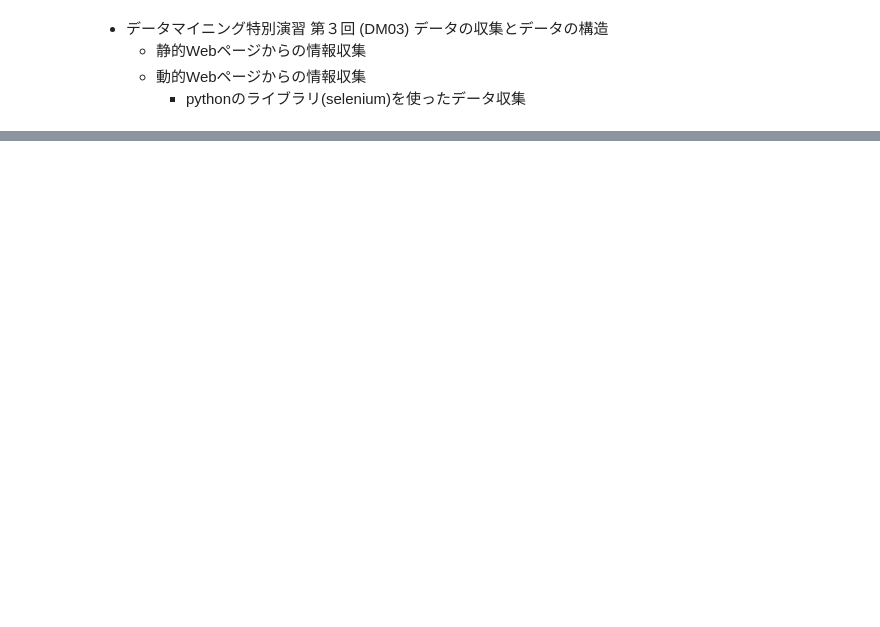
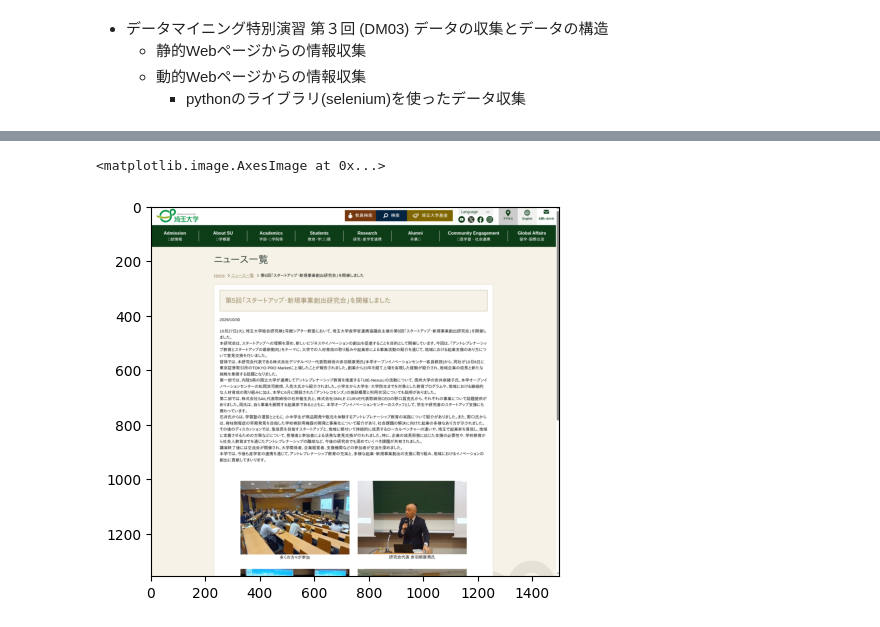
Before and after one commit to KHiraGit/sudspg_ds, a Jupyter notebook: dm03_selenium_colab_2.ipynb, the cells around one changed output, grey strips where cells are left out. Saved outputs shown, nothing was run; the diff lists cells and outputs as text; code cells hidden in the pictures; blank space fills up the shorter version.

```diff
--- a/dm03_selenium_colab_2.ipynb
+++ b/dm03_selenium_colab_2.ipynb
@@ -193,7 +241,7 @@ time.sleep(1) # 1秒スリープ
 # 3件目の記事をクリック
 driver.execute_script('window.scrollBy(0, 1300);')
 time.sleep(1) # 1秒スリープ
-topic = driver.find_element(By.CSS_SELECTOR, "#tab-panel1 > dl > div:nth-child(3) > dd > a")
+topic = driver.find_element(By.CSS_SELECTOR, "#tab-panel1 > article:nth-child(3) > a")
 topic.click()
 time.sleep(1) # 1秒スリープ
 
@@ -205,3 +253,4 @@ driver.quit()
 # 画像を読込み変数に格納し、表示
 image = plt.imread(image_file)
 plt.imshow(image)
+# %% [output]
@@ -208,3 +259,5 @@ plt.imshow(image)
+<matplotlib.image.AxesImage at 0x...>
+[figure, added]
 # %%
 ## 動作確認(4) 埼玉大学HPの新着情報の全ての記事のURLのリストを作成・表示
 image_file = 'dm03_selenium_screenshot_2-1.png'
```
Also changed, not shown: parts of 9 cells of this notebook.
